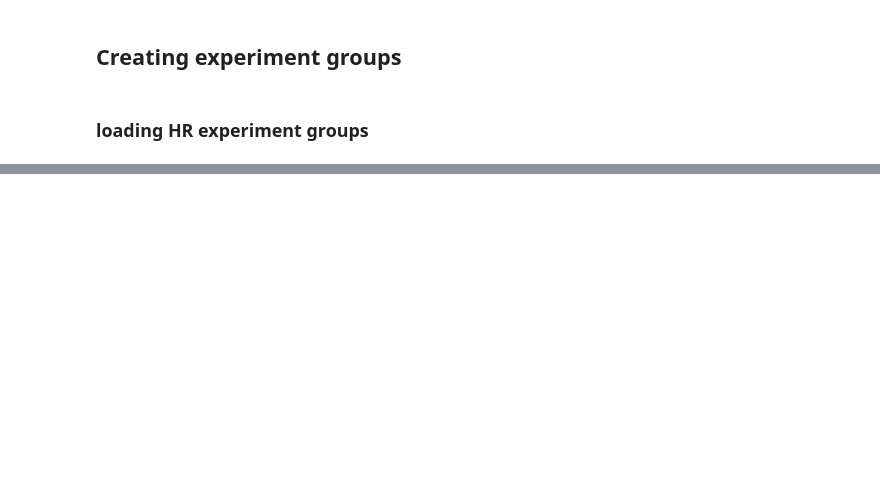
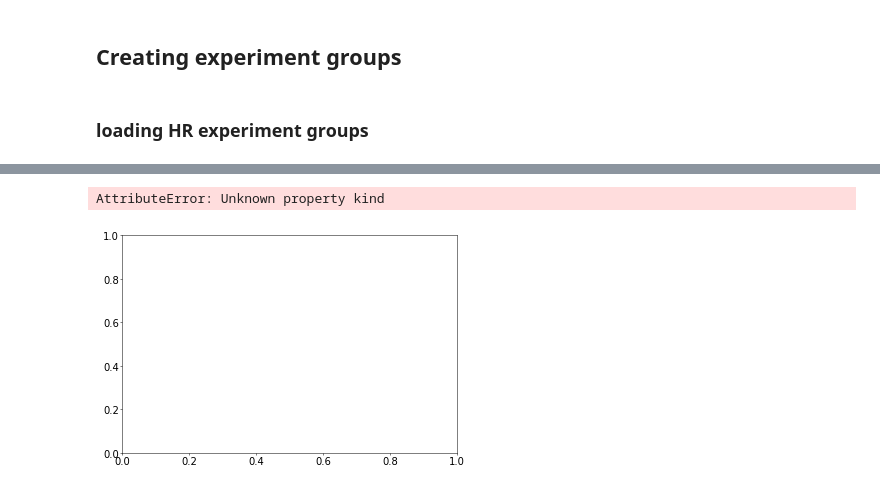
Before and after one commit to GergelyTuri/code, a Jupyter notebook: MOSSY_common.ipynb, the cells around one changed output, grey strips where cells are left out. Cells and saved outputs as stored; diff of their text form; code cells hidden in the pictures; blank space fills up the shorter version.

```diff
--- a/MOSSY_common.ipynb
+++ b/MOSSY_common.ipynb
@@ -85,2 +12,19 @@ def loadHRExpsAndProps(expSet, mouseIDs, **kwargs):
+# %%
+def getBehaviorData(expts, dataKey, **kwargs):
+    result=dict();
+    result[dataKey]=[];
+    result["expt"]=[];
+
+    for expt in expts:
+        if(dataKey=="velocity"):
+            bd={dataKey: ba.velocity(expt.find("trial"), **kwargs)}
+        elif(dataKey=="absolutePosition"):
+            bd={dataKey: ba.absolutePosition(expt.find("trial"), **kwargs)}
+        else:
+            bd=expt[0].behaviorData(**kwargs);
+        result[dataKey].append(bd[dataKey]);
+        result["expt"].append(expt);
+
+    return pd.DataFrame(result);
 # %%
 expSet = ExperimentSet("mossy.sql")
@@ -90,0 +31,7 @@ mossyMice.
+# %%
+gtm_4 = expSet.grabMouse('gtm4_1')
+expList = gtm_4.findall('experiment')
+expGrp2 = lab.ExperimentGroup(expList)
+expGrp2.removeDatalessExperiments()
+expGrp2.removeMissingBehaviorData()
+len(expGrp2)
@@ -90,0 +40,3 @@ mossyMice.
+# %%
+veloDF = getBehaviorData(expGrp2, 'licking')
+veloDF.head()
@@ -90,0 +50,6 @@ mossyMice.
+# %%
+veloSeries1 = veloDF['licking'][0]
+plt.plot(veloSeries1, kind='dot')
+# %% [output]
+AttributeError: Unknown property kind
+[figure, added]
```
Also changed, not shown: parts of 27 cells of this notebook, 1 other file.
